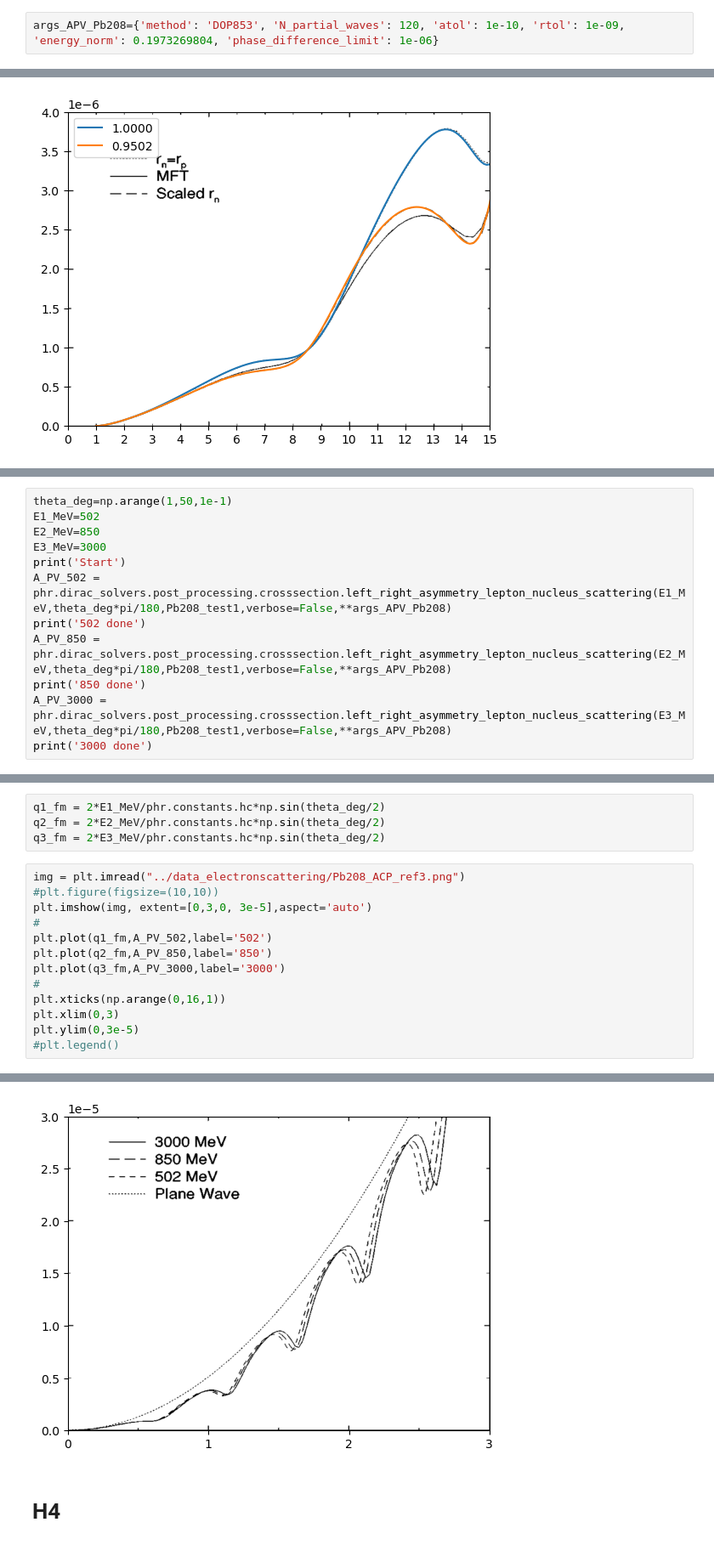
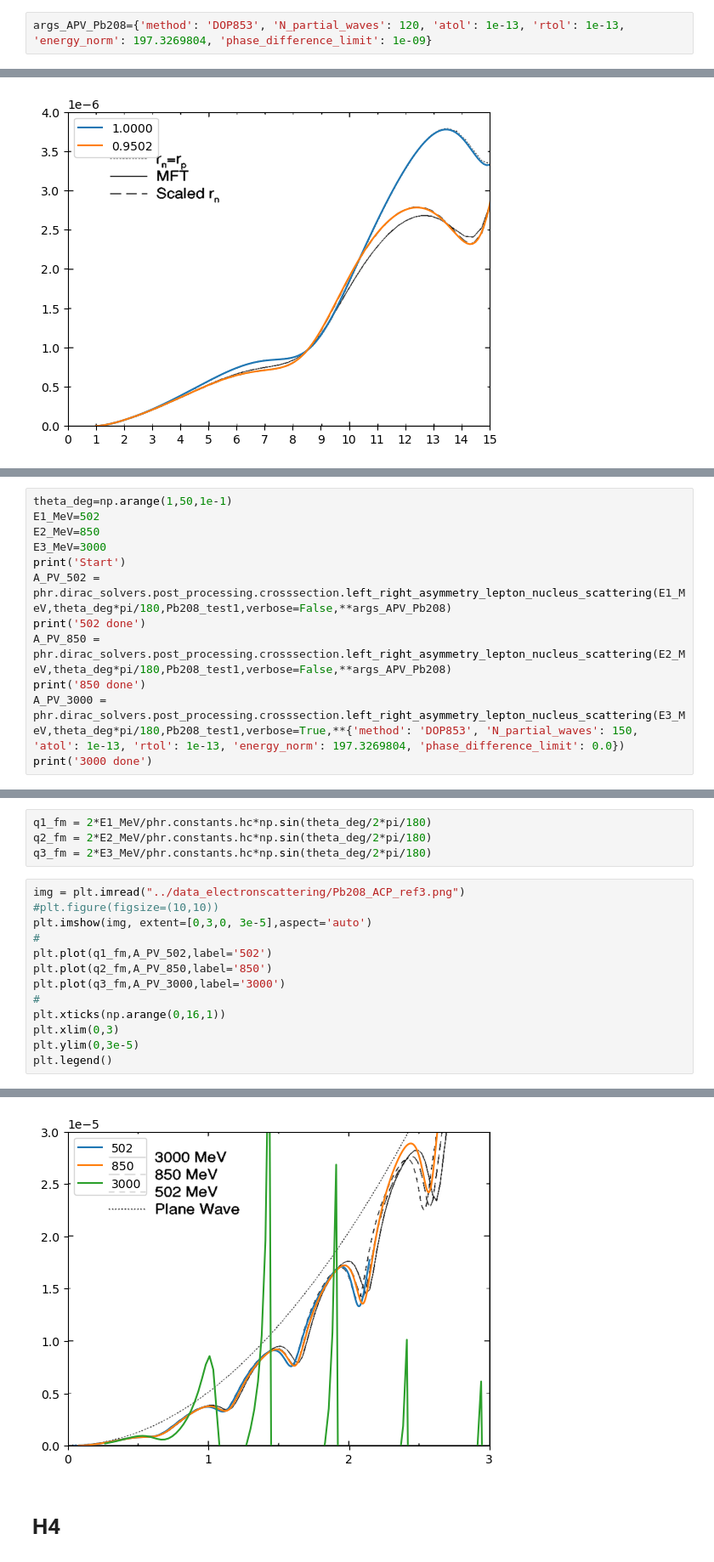
Before and after one commit to Partynumbers42/phasr, a Jupyter notebook: AsymmetryTest.ipynb, the cells around one changed output, grey strips where cells are left out. Shown at 85% size. Drawn from its saved outputs; the diff is of its cells as text.

```diff
--- a/AsymmetryTest.ipynb
+++ b/AsymmetryTest.ipynb
@@ -295,7 +282,7 @@ plt.legend()
 # %% [markdown]
 ### Compare
 # %%
-args_APV_Pb208={'method': 'DOP853', 'N_partial_waves': 120, 'atol': 1e-10, 'rtol': 1e-09, 'energy_norm': 0.1973269804, 'phase_difference_limit': 1e-06}
+args_APV_Pb208={'method': 'DOP853', 'N_partial_waves': 120, 'atol': 1e-13, 'rtol': 1e-13, 'energy_norm': 197.3269804, 'phase_difference_limit': 1e-09}
 # %%
 theta_deg=np.arange(1,50,1e-1)
 E_MeV=850
@@ -349,5 +385,5 @@ A_PV_502 = phr.dirac_solvers.post_processing.crosssection.left_right_asymmetry_l
 print('502 done')
 A_PV_850 = phr.dirac_solvers.post_processing.crosssection.left_right_asymmetry_lepton_nucleus_scattering(E2_MeV,theta_deg*pi/180,Pb208_test1,verbose=False,**args_APV_Pb208)
 print('850 done')
-A_PV_3000 = phr.dirac_solvers.post_processing.crosssection.left_right_asymmetry_lepton_nucleus_scattering(E3_MeV,theta_deg*pi/180,Pb208_test1,verbose=False,**args_APV_Pb208)
+A_PV_3000 = phr.dirac_solvers.post_processing.crosssection.left_right_asymmetry_lepton_nucleus_scattering(E3_MeV,theta_deg*pi/180,Pb208_test1,verbose=True,**{'method': 'DOP853', 'N_partial_waves': 150, 'atol': 1e-13, 'rtol': 1e-13, 'energy_norm': 197.3269804, 'phase_difference_limit': 0.0})
 print('3000 done')
@@ -354,7 +408,7 @@ print('3000 done')
 # %%
-q1_fm = 2*E1_MeV/phr.constants.hc*np.sin(theta_deg/2)
-q2_fm = 2*E2_MeV/phr.constants.hc*np.sin(theta_deg/2)
-q3_fm = 2*E3_MeV/phr.constants.hc*np.sin(theta_deg/2)
+q1_fm = 2*E1_MeV/phr.constants.hc*np.sin(theta_deg/2*pi/180)
+q2_fm = 2*E2_MeV/phr.constants.hc*np.sin(theta_deg/2*pi/180)
+q3_fm = 2*E3_MeV/phr.constants.hc*np.sin(theta_deg/2*pi/180)
 # %%
 img = plt.imread("../data_electronscattering/Pb208_ACP_ref3.png")
 #plt.figure(figsize=(10,10))
@@ -367,5 +421,5 @@ plt.plot(q3_fm,A_PV_3000,label='3000')
 plt.xticks(np.arange(0,16,1))
 plt.xlim(0,3)
 plt.ylim(0,3e-5)
-#plt.legend()
+plt.legend()
 # %% [output]
@@ -373,4 +427,4 @@ plt.ylim(0,3e-5)
-[figure, old version]
+[figure, new version]
 # %% [markdown]
 # H4
 # %% [markdown]
```
Also changed, not shown: parts of 23 cells of this notebook, 3 other files.
